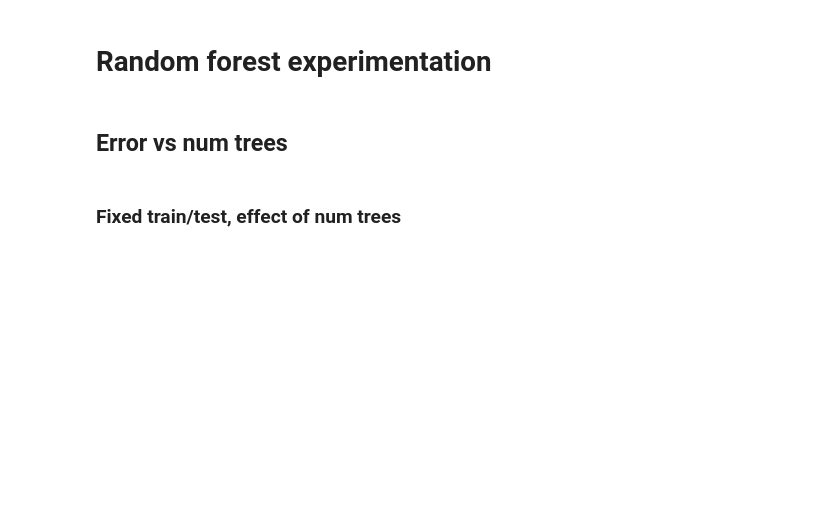
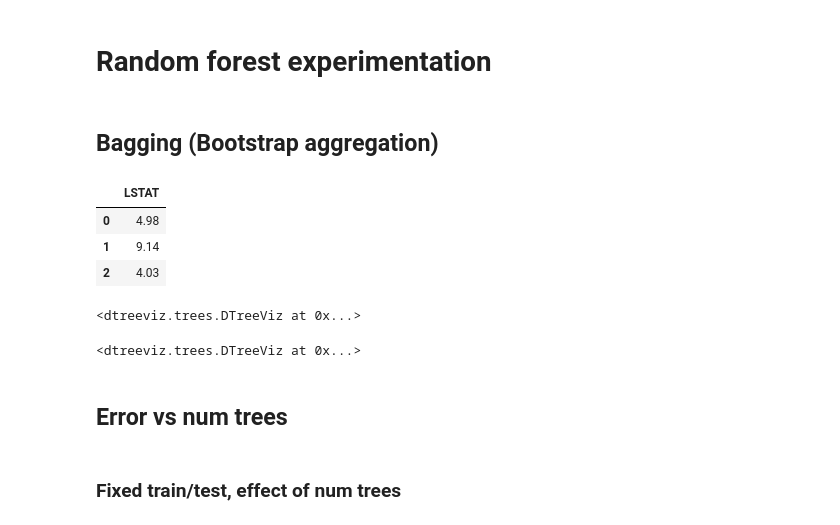
Before and after one commit to parrt/msds621, a Jupyter notebook: notebooks/trees/random-forests.ipynb, the cells around one changed output. Cells and saved outputs as stored; diff of their text form; code cells hidden in the pictures; blank space fills up the shorter version.

```diff
--- a/notebooks/trees/random-forests.ipynb
+++ b/notebooks/trees/random-forests.ipynb
@@ -50,3 +50,36 @@ def testobs(X, y, nchunks = 200, ntests=5):
         raise "Oops"
     X_test, y_test = X[0:ntests], y[0:ntests]
     return X_test, y_test, chunk_size
+# %% [markdown]
+## Bagging (Bootstrap aggregation)
+# %%
+def boston():
+    boston = load_boston()
+    X = boston.data
+    y = boston.target
+    features = boston.feature_names
+    df = pd.DataFrame(data=X,columns=features)
+    df['y'] = y
+    return df
+# %%
+df_boston = boston()
+# X, y = df_boston.drop('y', axis=1), df['y']
+#features = X.columns
+X, y = df_boston[['LSTAT']], df_boston['y']
+features = ['LSTAT']
+X.head(3)
+# %% [output]
+|  | LSTAT |
+| 0 | 4.98 |
+| 1 | 9.14 |
+| 2 | 4.03 |
+# %%
+t = DecisionTreeRegressor(max_features=1, max_depth=2, random_state=999)#, min_samples_leaf=80)
+t.fit(X,y)
+dtreeviz(t,
+       X,
+       y,
+       target_name='price',
+       feature_names=features)
+# %% [output]
+<dtreeviz.trees.DTreeViz at 0x...>
@@ -53,3 +90,14 @@ def testobs(X, y, nchunks = 200, ntests=5):
+# %%
+t = DecisionTreeRegressor(max_features=1, max_depth=2, random_state=999)#, min_samples_leaf=80)
+# t = DecisionTreeRegressor(max_features=1.0, min_samples_leaf=80)
+t.fit(X,y)
+dtreeviz(t,
+       X,
+       y,
+       target_name='price',
+       feature_names=features)
+# %% [output]
+<dtreeviz.trees.DTreeViz at 0x...>
 # %% [markdown]
 ## Error vs num trees
 # %%
```
Also changed, not shown: parts of 1 cell of this notebook, 1 other file.
